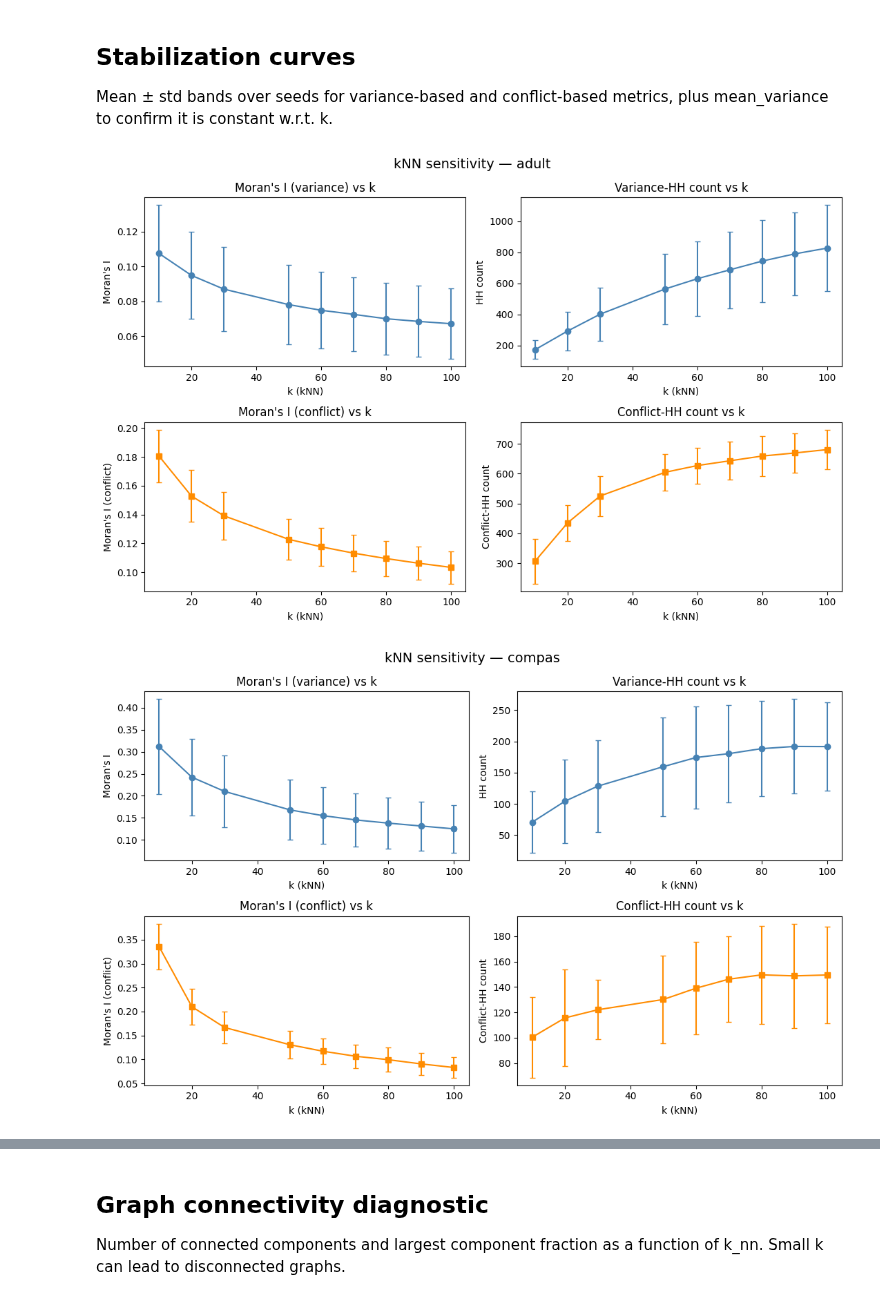
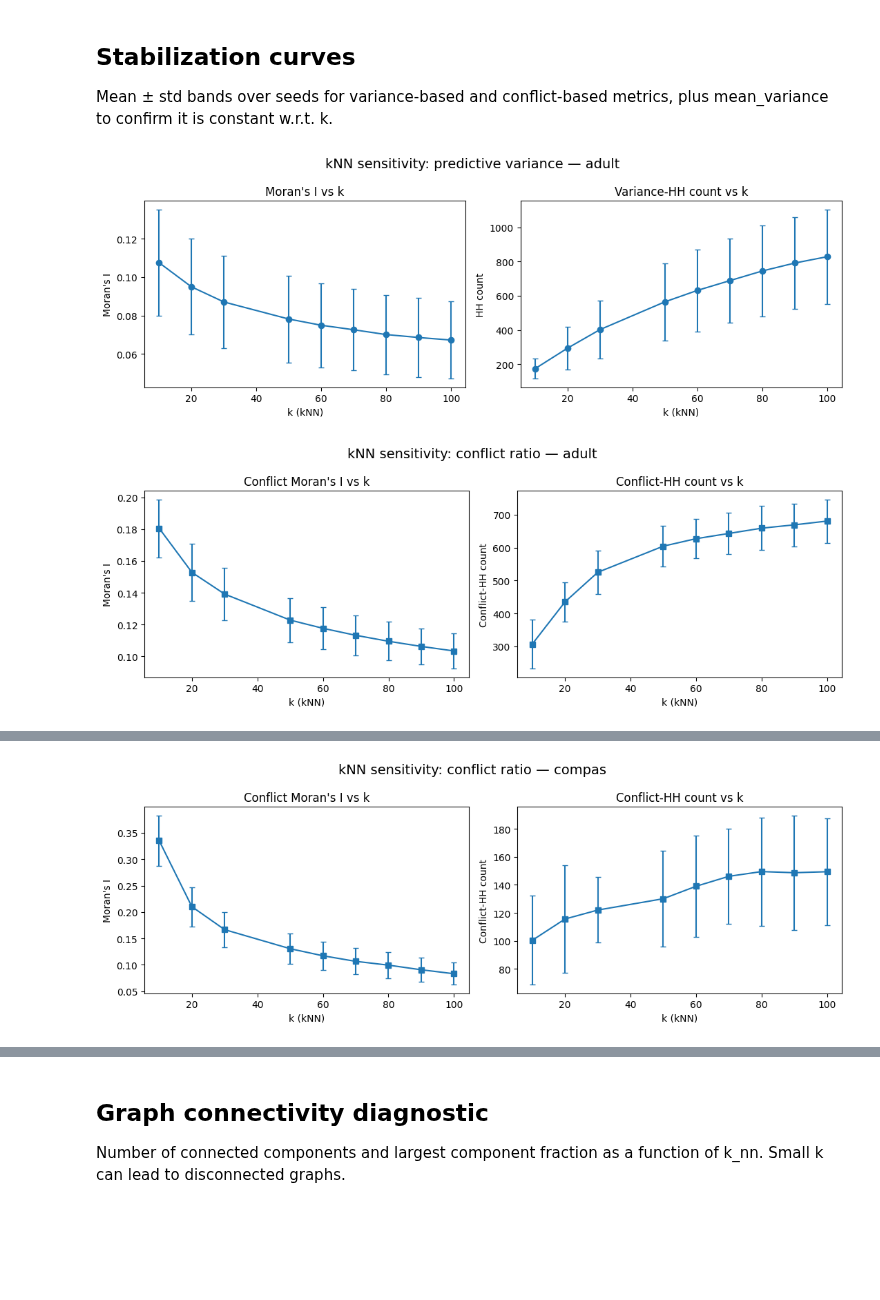
Before and after one commit to DejvisT/spatial-rashomon-multiplicity, a Jupyter notebook: notebooks/05_sensitivity_kNN.ipynb, the cells around one changed output, grey strips where cells are left out. Cells and saved outputs as stored; diff of their text form; code cells hidden in the pictures; blank space fills up the shorter version.

Commit message:
Spliting conflict and variance sensitivity plots

```diff
--- a/notebooks/05_sensitivity_kNN.ipynb
+++ b/notebooks/05_sensitivity_kNN.ipynb
@@ -159,58 +159,77 @@ Mean ± std bands over seeds for variance-based and conflict-based metrics, plus
 # %%
 agg_knn = df_knn.groupby(["dataset", "k_nn"]).agg(
     mean_variance_mean=("mean_variance", "mean"),
     mean_variance_std=("mean_variance", "std"),
     moran_mean=("moran_i", "mean"),
     moran_std=("moran_i", "std"),
     n_hh_mean=("n_hh", "mean"),
     n_hh_std=("n_hh", "std"),
     conflict_moran_mean=("conflict_moran_i", "mean"),
     conflict_moran_std=("conflict_moran_i", "std"),
     conflict_n_hh_mean=("conflict_n_hh", "mean"),
     conflict_n_hh_std=("conflict_n_hh", "std"),
 ).reset_index()
 
 for ds_name, ds_agg in agg_knn.groupby("dataset"):
-    d = ds_agg
+    d = ds_agg.sort_values("k_nn")
 
-    fig, axes = plt.subplots(2, 2, figsize=(11, 7))
+    # ------------------------------------------------------------------
+    # Predictive-variance kNN sensitivity
+    # ------------------------------------------------------------------
+    fig, axes = plt.subplots(1, 2, figsize=(11, 4))
 
-    axes[0, 0].errorbar(
-        d["k_nn"], d["moran_mean"], yerr=d["moran_std"],
-        marker="o", capsize=3, color="steelblue"
+    axes[0].errorbar(
+        d["k_nn"], d["moran_mean"],
+        yerr=d["moran_std"],
+        marker="o", capsize=3
     )
-    axes[0, 0].set_xlabel("k (kNN)")
-    axes[0, 0].set_ylabel("Moran's I")
-    axes[0, 0].set_title("Moran's I (variance) vs k")
+    axes[0].set_xlabel("k (kNN)")
+    axes[0].set_ylabel("Moran's I")
+    axes[0].set_title("Moran's I vs k")
 
-    axes[0, 1].errorbar(
-        d["k_nn"], d["n_hh_mean"], yerr=d["n_hh_std"],
-        marker="o", capsize=3, color="steelblue"
+    axes[1].errorbar(
+        d["k_nn"], d["n_hh_mean"],
+        yerr=d["n_hh_std"],
+        marker="o", capsize=3
     )
-    axes[0, 1].set_xlabel("k (kNN)")
-    axes[0, 1].set_ylabel("HH count")
-    axes[0, 1].set_title("Variance-HH count vs k")
+    axes[1].set_xlabel("k (kNN)")
+    axes[1].set_ylabel("HH count")
+    axes[1].set_title("Variance-HH count vs k")
 
-    axes[1, 0].errorbar(
-        d["k_nn"], d["conflict_moran_mean"], yerr=d["conflict_moran_std"],
-        marker="s", capsize=3, color="darkorange"
+    fig.suptitle(f"kNN sensitivity: predictive variance — {ds_name}", fontsize=14)
+    fig.tight_layout()
+    fig.savefig(FIG_DIR / f"sensitivity_kNN_variance_{ds_name}.pdf", bbox_inches="tight")
+    plt.show()
+    plt.close(fig)
+
+    # ------------------------------------------------------------------
+    # Conflict-ratio kNN sensitivity
+    # ------------------------------------------------------------------
+    fig, axes = plt.subplots(1, 2, figsize=(11, 4))
+
+    axes[0].errorbar(
+        d["k_nn"], d["conflict_moran_mean"],
+        yerr=d["conflict_moran_std"],
+        marker="s", capsize=3
     )
-    axes[1, 0].set_xlabel("k (kNN)")
-    axes[1, 0].set_ylabel("Moran's I (conflict)")
-    axes[1, 0].set_title("Moran's I (conflict) vs k")
+    axes[0].set_xlabel("k (kNN)")
+    axes[0].set_ylabel("Moran's I")
+    axes[0].set_title("Conflict Moran's I vs k")
 
-    axes[1, 1].errorbar(
-        d["k_nn"], d["conflict_n_hh_mean"], yerr=d["conflict_n_hh_std"],
-        marker="s", capsize=3, color="darkorange"
+    axes[1].errorbar(
+        d["k_nn"], d["conflict_n_hh_mean"],
+        yerr=d["conflict_n_hh_std"],
+        marker="s", capsize=3
     )
-    axes[1, 1].set_xlabel("k (kNN)")
-    axes[1, 1].set_ylabel("Conflict-HH count")
-    axes[1, 1].set_title("Conflict-HH count vs k")
+    axes[1].set_xlabel("k (kNN)")
+    axes[1].set_ylabel("Conflict-HH count")
+    axes[1].set_title("Conflict-HH count vs k")
 
-    fig.suptitle(f"kNN sensitivity — {ds_name}", fontsize=14)
+    fig.suptitle(f"kNN sensitivity: conflict ratio — {ds_name}", fontsize=14)
     fig.tight_layout()
-    fig.savefig(FIG_DIR / f"sensitivity_kNN_curves_{ds_name}.pdf", bbox_inches="tight")
+    fig.savefig(FIG_DIR / f"sensitivity_kNN_conflict_{ds_name}.pdf", bbox_inches="tight")
     plt.show()
+    plt.close(fig)
 # %% [output]
-[figure, old version]
+[figure, new version]
-[figure, old version]
+[figure, new version]
@@ -217,0 +237 @@ for ds_name, ds_agg in agg_knn.groupby("dataset"):
+[figure, added]
```
Also changed, not shown: parts of 1 cell of this notebook, 32 other files.
